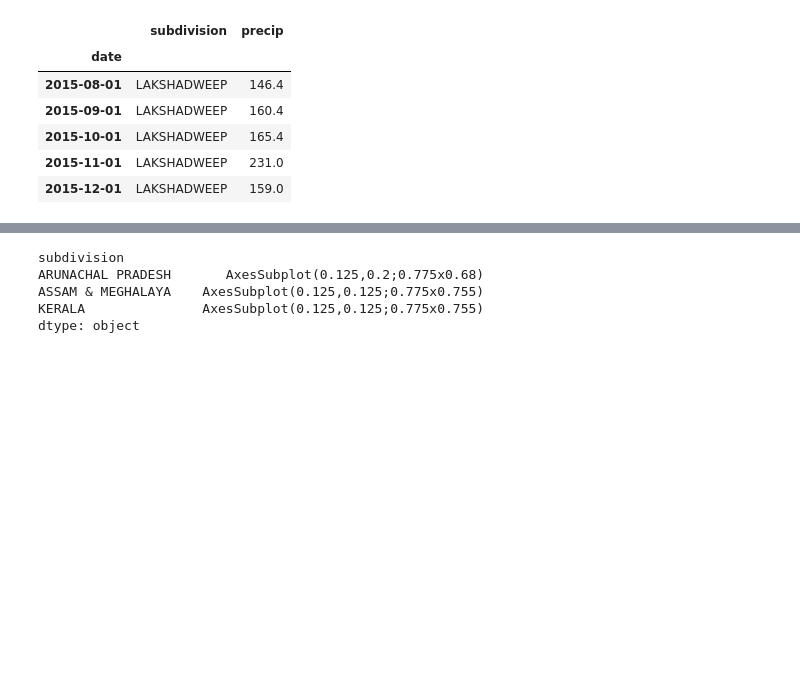
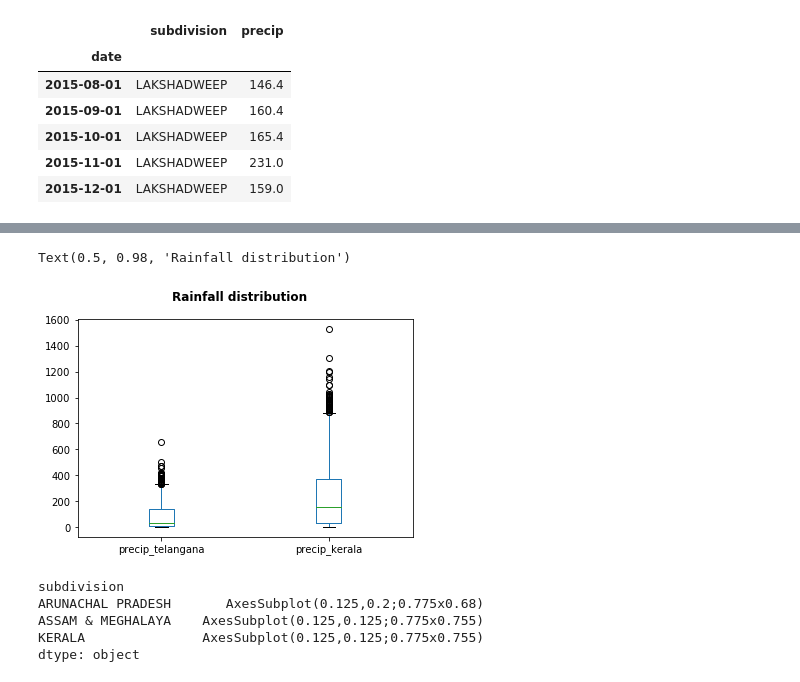
Before and after one commit to LijoDXL/OceanographyWithPython, a Jupyter notebook: L3-working_with_ASCII_csv_txt.ipynb, the cells around one changed output, grey strips where cells are left out. Saved outputs shown, nothing was run; the diff lists cells and outputs as text; code cells hidden in the pictures; blank space fills up the shorter version.

```diff
--- a/L3-working_with_ASCII_csv_txt.ipynb
+++ b/L3-working_with_ASCII_csv_txt.ipynb
@@ -162 +175,7 @@ df_join.plot(kind='box')
+# %%
+df_join.plot(kind='box')
+plt.suptitle("Rainfall distribution",fontweight='bold')
+# %% [output]
+Text(0.5, 0.98, 'Rainfall distribution')
+[figure, added]
 # %%
```
Also changed, not shown: parts of 8 cells of this notebook, 7 other files.
